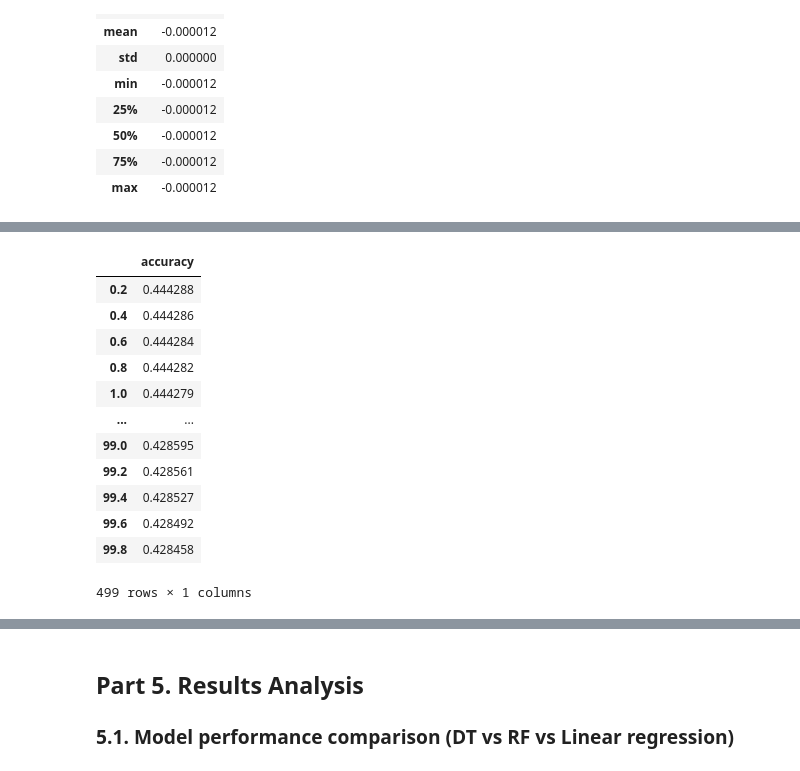
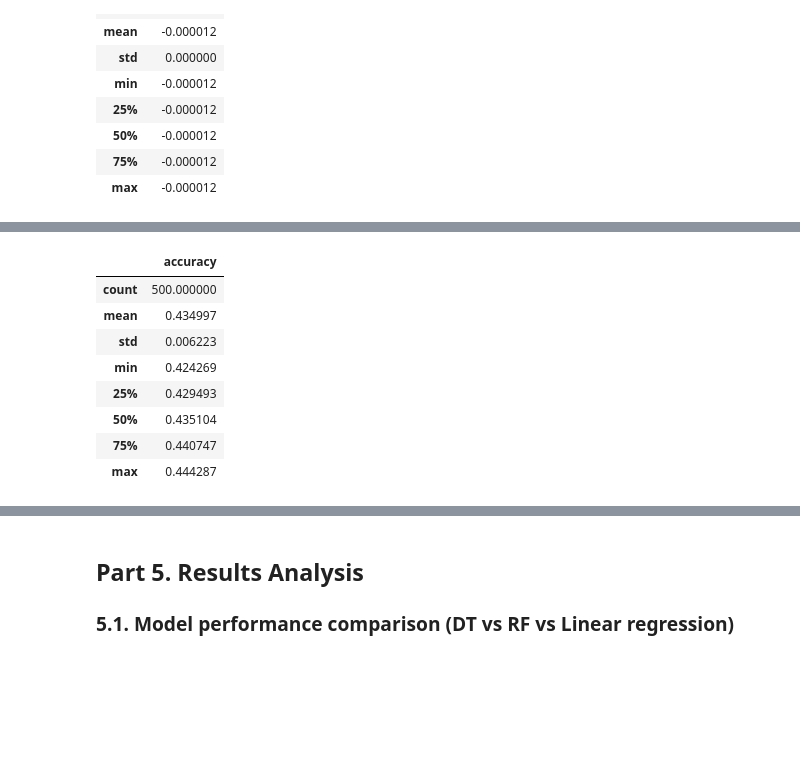
Before and after one commit to nyipuchicago/ML_project1, a Jupyter notebook: Project 1 Final.ipynb, the cells around one changed output, grey strips where cells are left out. Saved outputs shown, nothing was run; the diff lists cells and outputs as text; code cells hidden in the pictures; blank space fills up the shorter version.

```diff
--- a/Project 1 Final.ipynb
+++ b/Project 1 Final.ipynb
@@ -1020,7 +1020,7 @@ from sklearn.linear_model import Lasso
 # %%
 # Lasso Regression
 l1_reg_results = pd.DataFrame()
-alphas = [i * 0.25 for i in range (1, 500)]
+alphas = [i * 0.25 for i in range (1, 501)]
 for alpha in alphas:
     reg_l1 = Lasso(alpha=alpha, random_state=42)
     reg_l1.fit(X_train, y_train)
@@ -1076,7 +1084,7 @@ from sklearn.linear_model import Ridge
 # %%
 # Ridge Regression
 
-alphas = [i * 0.2 for i in range (1, 500)]
+alphas = [i * 0.25 for i in range (1, 501)]
 l2_reg_results = pd.DataFrame()
 for alpha in alphas:
     reg_l2 = Ridge(alpha=alpha, random_state=42)
@@ -1086,21 +1094,26 @@ for alpha in alphas:
     y_train_pred = reg_l2.predict(X_train)
     y_test_pred = reg_l2.predict(X_test)
 
-    # # Calculate mean squared error (MSE), mean absolute error (MAE), and R-squared
-    # test_mse = mean_squared_error(y_test, y_test_pred)
-    # test_mae = mean_absolute_error(y_test, y_test_pred)
-    # train_mse = mean_squared_error(y_train, y_train_pred)
+    ridge_accuracy = r2_score(y_test, y_test_pred)
 
-    # # Plot the MSE for the training set and testing set
-    # container = plt.bar(["Training", "Testing"], [train_mse, test_mse])
-    # plt.bar_label(container, labels=[round(train_mse, 3), round(test_mse, 3)], padding=8)
-    # plt.xlabel("Dataset")
-    # plt.ylabel("MSE")
-    # plt.show()
+    # Print results if alpha == 1
+    if alpha == 1:
+        # Calculate mean squared error (MSE), mean absolute error (MAE), and R-squared
+        test_mse = mean_squared_error(y_test, y_test_pred)
+        test_mae = mean_absolute_error(y_test, y_test_pred)
+        train_mse = mean_squared_error(y_train, y_train_pred)
 
-    ridge_accuracy = r2_score(y_test, y_test_pred)
-    # print(f"New accuracy score using Ridge: {ridge_accuracy}")
+        # Plot the MSE for the training set and testing set
+        container = plt.bar(["Training", "Testing"], [train_mse, test_mse])
+        plt.bar_label(container, labels=[round(train_mse, 3), round(test_mse, 3)], padding=8)
+        plt.xlabel("Dataset")
+        plt.ylabel("MSE")
+        plt.show()
+
+        # Print the results
+        print(f"New accuracy score using Ridge: {ridge_accuracy:.3f}")
+        print(f"Intercept: {reg_l2.intercept_}")
+        print("Coefficients: ", reg_l2.coef_)
+
+    # Store results in DataFrame
     l2_reg_results.loc[alpha, "accuracy"] = ridge_accuracy
-
-    # print(reg_l2.intercept_)
-    # print(reg_l2.coef_)
@@ -1107,16 +1126,12 @@ for alpha in alphas:
 # %%
-l2_reg_results
+l2_reg_results.describe()
 # %% [output]
 |  | accuracy |
-| 0.2 | 0.444288 |
-| 0.4 | 0.444286 |
-| 0.6 | 0.444284 |
-| 0.8 | 0.444282 |
-| 1.0 | 0.444279 |
-| ... | ... |
-| 99.0 | 0.428595 |
-| 99.2 | 0.428561 |
-| 99.4 | 0.428527 |
-| 99.6 | 0.428492 |
-| 99.8 | 0.428458 |
+| count | 500.000000 |
+| mean | 0.434997 |
+| std | 0.006223 |
+| min | 0.424269 |
+| 25% | 0.429493 |
+| 50% | 0.435104 |
+| 75% | 0.440747 |
+| max | 0.444287 |
-499 rows × 1 columns
```
Also changed, not shown: parts of 24 cells of this notebook.
